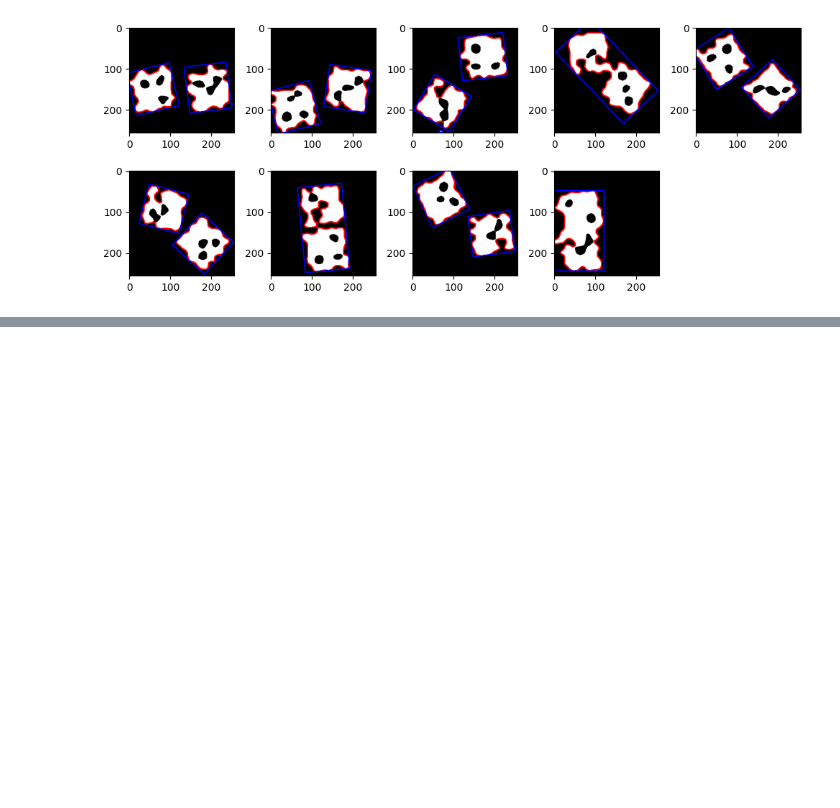
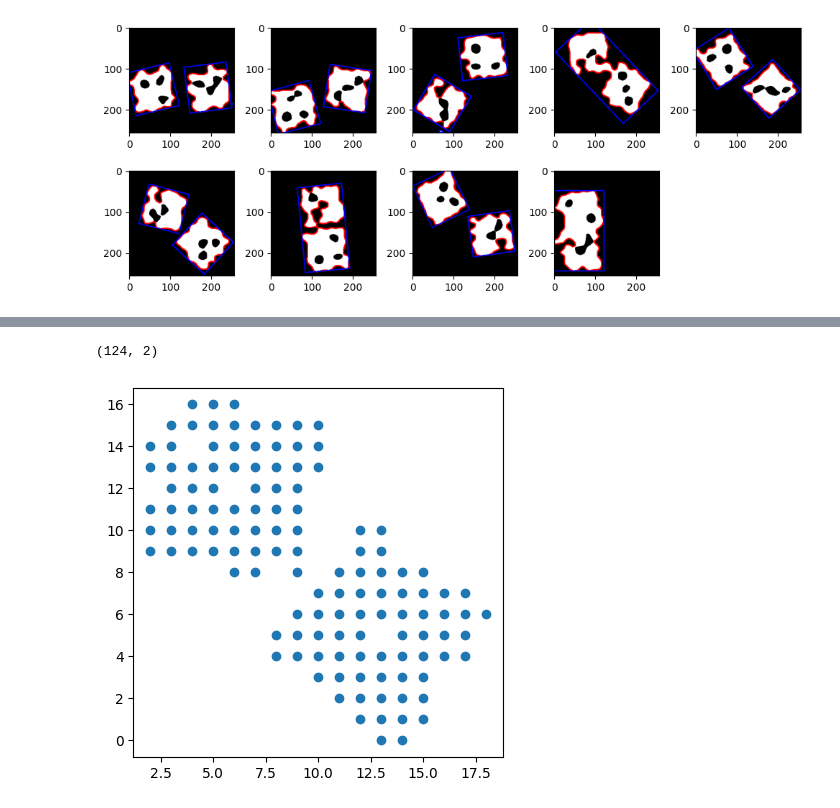
Before and after one commit to SStakafumi/sony-dice-competition, a Jupyter notebook: eda.ipynb, the cells around one changed output, grey strips where cells are left out. Saved outputs shown, nothing was run; the diff lists cells and outputs as text; code cells hidden in the pictures; blank space fills up the shorter version.

```diff
--- a/eda.ipynb
+++ b/eda.ipynb
@@ -454,0 +543,17 @@ for i in range(9):
+# %%
+# 輝度地が10以上であればそこにサイコロを構成するピクセルがあると考える
+dice_pix = []
+for i in range(20):
+    for j in range(20):
+        if img_sample[i, j] >= 10:
+            dice_pix.append([i, j])
+dice_pix = np.array(dice_pix)
+print(dice_pix.shape)
+# %% [output]
+(124, 2)
+# %%
+g = plt.subplot()
+plt.scatter(dice_pix[:, 1], dice_pix[:, 0])
+g.set_aspect('equal')
+# %% [output]
+[figure, added]
```
Also changed, not shown: parts of 27 cells of this notebook.
